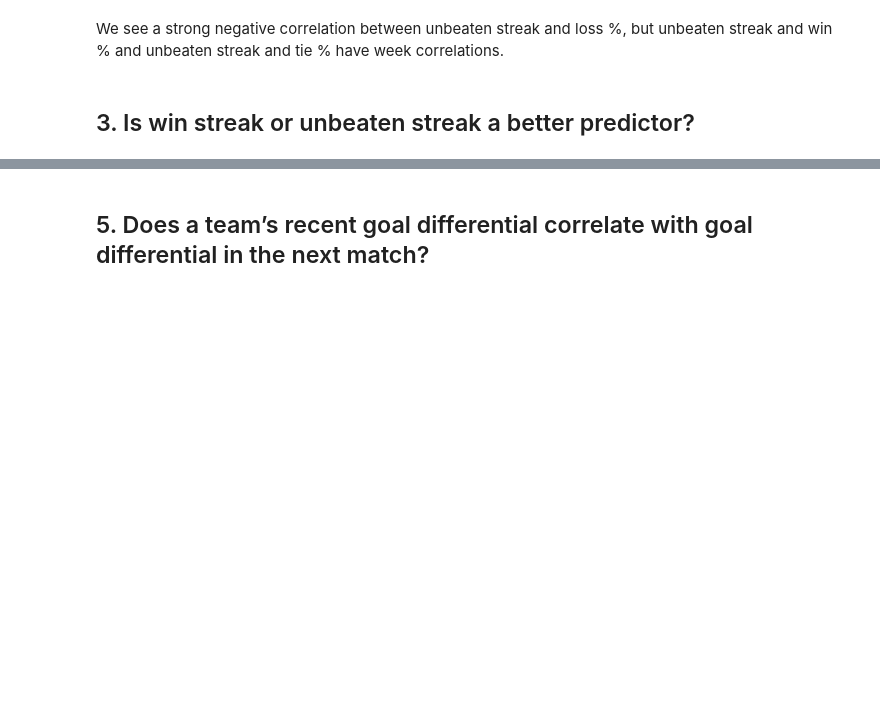
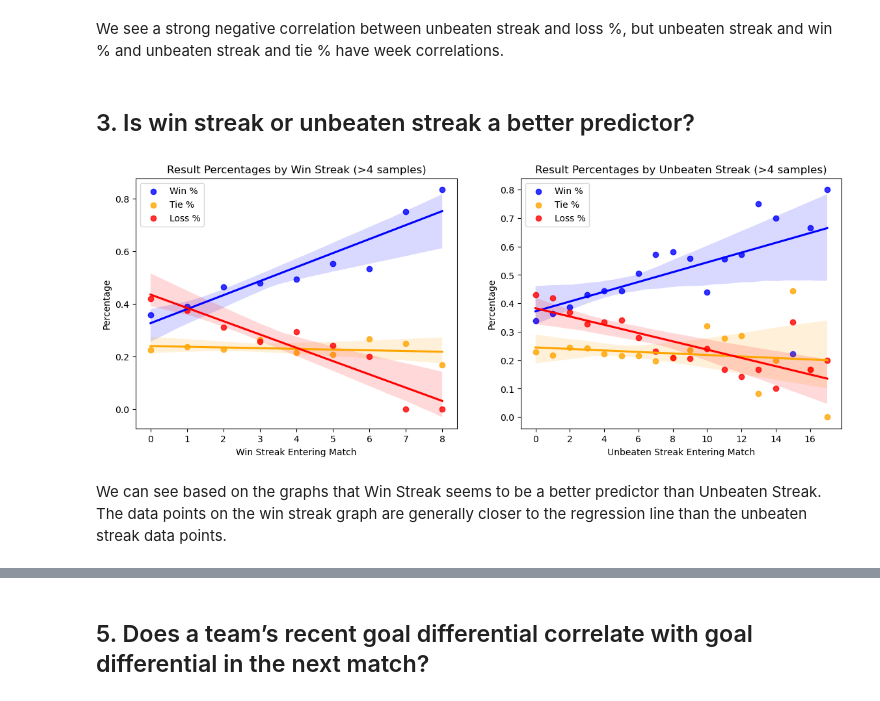
Before and after one commit to mporter311/Information-Systems, a Jupyter notebook: InfoSys_Project_Gottlieb_Porter.ipynb, the cells around one changed output, grey strips where cells are left out. Saved outputs shown, nothing was run; the diff lists cells and outputs as text; code cells hidden in the pictures; blank space fills up the shorter version.

```diff
--- a/InfoSys_Project_Gottlieb_Porter.ipynb
+++ b/InfoSys_Project_Gottlieb_Porter.ipynb
@@ -715,0 +697,33 @@ We see a strong negative correlation between unbeaten streak and loss %, but unb
+# %%
+# Plotting regression line plots from Q1 and Q2 beside each other
+fig, axes = plt.subplots(1, 2, figsize=(14, 5))
+
+mask1 = result_by_winstreak['SampleSize'] > 4
+reduced_data1 = result_by_winstreak[mask1]
+
+sns.regplot(x=reduced_data1.index, y=reduced_data1['WinPercentage'], color='blue', line_kws={'color': 'blue'}, label='Win %', ax=axes[0])
+sns.regplot(x=reduced_data1.index, y=reduced_data1['TiePercentage'], color='orange', line_kws={'color': 'orange'}, label='Tie %', ax=axes[0])
+sns.regplot(x=reduced_data1.index, y=reduced_data1['LossPercentage'], color='red', line_kws={'color': 'red'}, label='Loss %', ax=axes[0])
+axes[0].set_xlabel("Win Streak Entering Match")
+axes[0].set_ylabel("Percentage")
+axes[0].set_title("Result Percentages by Win Streak (>4 samples)")
+axes[0].legend()
+
+mask2 = result_by_unbeatenstreak['SampleSize'] > 4
+reduced_data2 = result_by_unbeatenstreak[mask2]
+
+sns.regplot(x=reduced_data2.index, y=reduced_data2['WinPercentage'], color='blue', line_kws={'color': 'blue'}, label='Win %', ax=axes[1])
+sns.regplot(x=reduced_data2.index, y=reduced_data2['TiePercentage'], color='orange', line_kws={'color': 'orange'}, label='Tie %', ax=axes[1])
+sns.regplot(x=reduced_data2.index, y=reduced_data2['LossPercentage'], color='red', line_kws={'color': 'red'}, label='Loss %', ax=axes[1])
+
+axes[1].set_xlabel("Unbeaten Streak Entering Match")
+axes[1].set_ylabel("Percentage")
+axes[1].set_title("Result Percentages by Unbeaten Streak (>4 samples)")
+axes[1].set_xticks(range(0, 18, 2))
+axes[1].legend()
+
+plt.show()
+# %% [output]
+[figure, added]
+# %% [markdown]
+We can see based on the graphs that Win Streak seems to be a better predictor than Unbeaten Streak. The data points on the win streak graph are generally closer to the regression line than the unbeaten streak data points.
```
Also changed, not shown: parts of 118 cells of this notebook.
